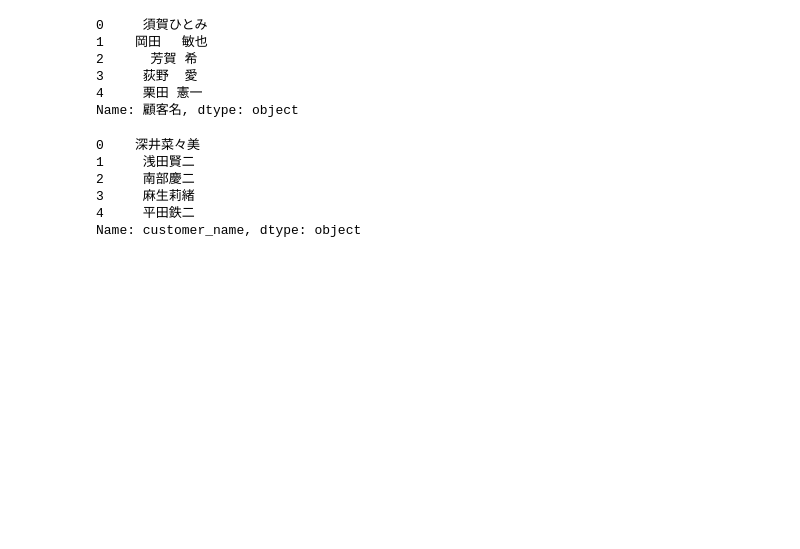
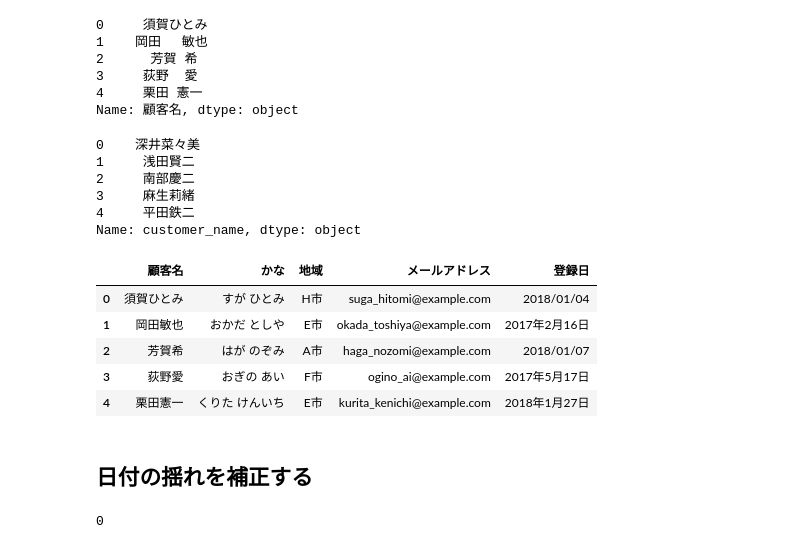
Before and after one commit to kanameg/ml4se, a Jupyter notebook: python/src/100knoks-01-02.ipynb, the cells around one changed output. Saved outputs shown, nothing was run; the diff lists cells and outputs as text; code cells hidden in the pictures; blank space fills up the shorter version.

```diff
--- a/python/src/100knoks-01-02.ipynb
+++ b/python/src/100knoks-01-02.ipynb
@@ -268,3 +269,20 @@ uriage_data['customer_name'].head()
 3     麻生莉緒
 4     平田鉄二
 Name: customer_name, dtype: object
+# %%
+kokyaku_data['顧客名'] = kokyaku_data['顧客名'].str.replace('　', '')
+kokyaku_data['顧客名'] = kokyaku_data['顧客名'].str.replace(' ', '')
+kokyaku_data.head()
+# %% [output]
+|  | 顧客名 | かな | 地域 | メールアドレス | 登録日 |
+| 0 | 須賀ひとみ | すが ひとみ | H市 | suga_hitomi@example.com | 2018/01/04 |
+| 1 | 岡田敏也 | おかだ としや | E市 | okada_toshiya@example.com | 2017年2月16日 |
+| 2 | 芳賀希 | はが のぞみ | A市 | haga_nozomi@example.com | 2018/01/07 |
+| 3 | 荻野愛 | おぎの あい | F市 | ogino_ai@example.com | 2017年5月17日 |
+| 4 | 栗田憲一 | くりた けんいち | E市 | kurita_kenichi@example.com | 2018年1月27日 |
+# %% [markdown]
+## 日付の揺れを補正する
+# %%
+kokyaku_data['登録日'].astype('str').str.isdigit().sum()
+# %% [output]
+0
```
Also changed, not shown: parts of 12 cells of this notebook.
